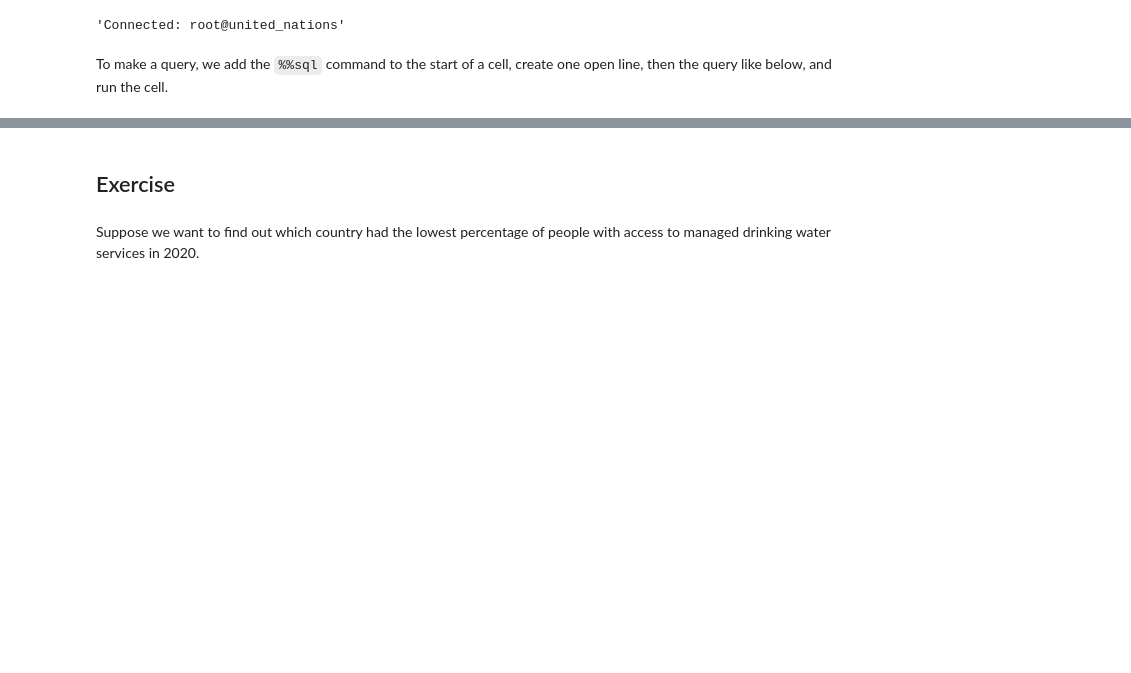
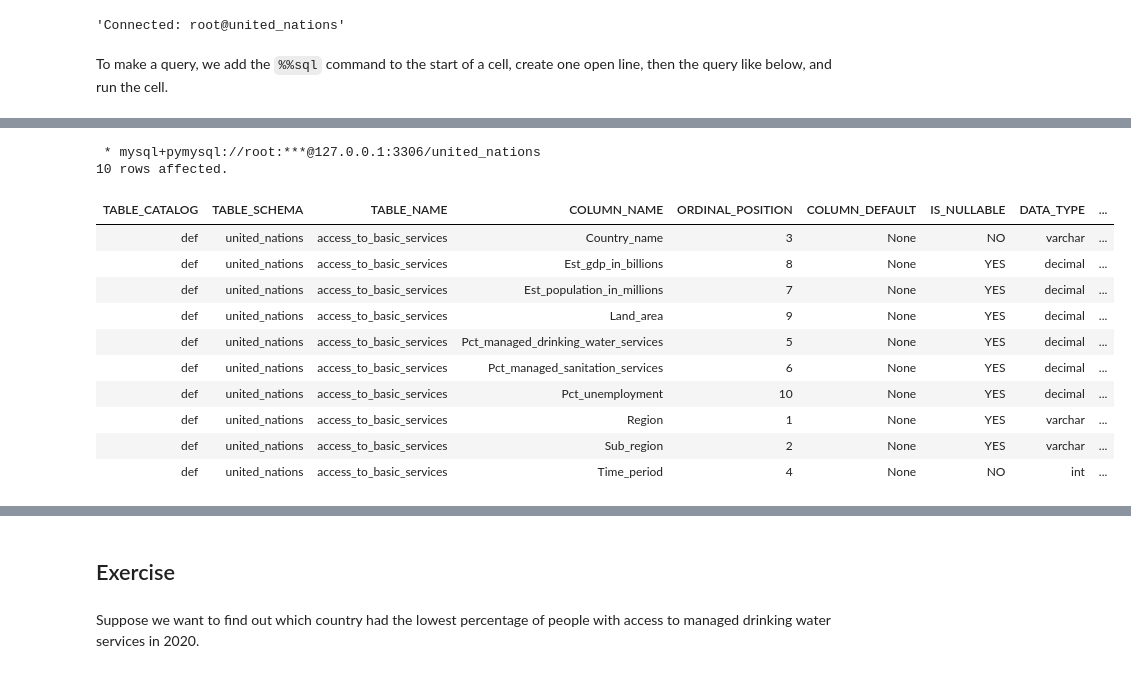
Before and after one commit to vin-dev-ke/SQL-from-Beginner-to-Pro, a Jupyter notebook: LESSON.3.SELECT and WHERE.ipynb, the cells around one changed output, grey strips where cells are left out. Cells and saved outputs as stored; diff of their text form; code cells hidden in the pictures; blank space fills up the shorter version.

```diff
--- a/LESSON.3.SELECT and WHERE.ipynb
+++ b/LESSON.3.SELECT and WHERE.ipynb
@@ -35,2 +63,21 @@ To make a query, we add the `%%sql` command to the start of a cell, create one o
+# %%
+%%sql
+SELECT *
+FROM INFORMATION_SCHEMA.COLUMNS
+WHERE table_name = 'access_to_basic_services';
+# %% [output]
+ * mysql+pymysql://root:***@127.0.0.1:3306/united_nations
+10 rows affected.
+| TABLE_CATALOG | TABLE_SCHEMA | TABLE_NAME | COLUMN_NAME | ORDINAL_POSITION | COLUMN_DEFAULT | IS_NULLABLE | DATA_TYPE | ... |
+| def | united_nations | access_to_basic_services | Country_name | 3 | None | NO | varchar | ... |
+| def | united_nations | access_to_basic_services | Est_gdp_in_billions | 8 | None | YES | decimal | ... |
+| def | united_nations | access_to_basic_services | Est_population_in_millions | 7 | None | YES | decimal | ... |
+| def | united_nations | access_to_basic_services | Land_area | 9 | None | YES | decimal | ... |
+| def | united_nations | access_to_basic_services | Pct_managed_drinking_water_services | 5 | None | YES | decimal | ... |
+| def | united_nations | access_to_basic_services | Pct_managed_sanitation_services | 6 | None | YES | decimal | ... |
+| def | united_nations | access_to_basic_services | Pct_unemployment | 10 | None | YES | decimal | ... |
+| def | united_nations | access_to_basic_services | Region | 1 | None | YES | varchar | ... |
+| def | united_nations | access_to_basic_services | Sub_region | 2 | None | YES | varchar | ... |
+| def | united_nations | access_to_basic_services | Time_period | 4 | None | NO | int | ... |
 # %%
 %%sql
```
Also changed, not shown: parts of 4 cells of this notebook.
